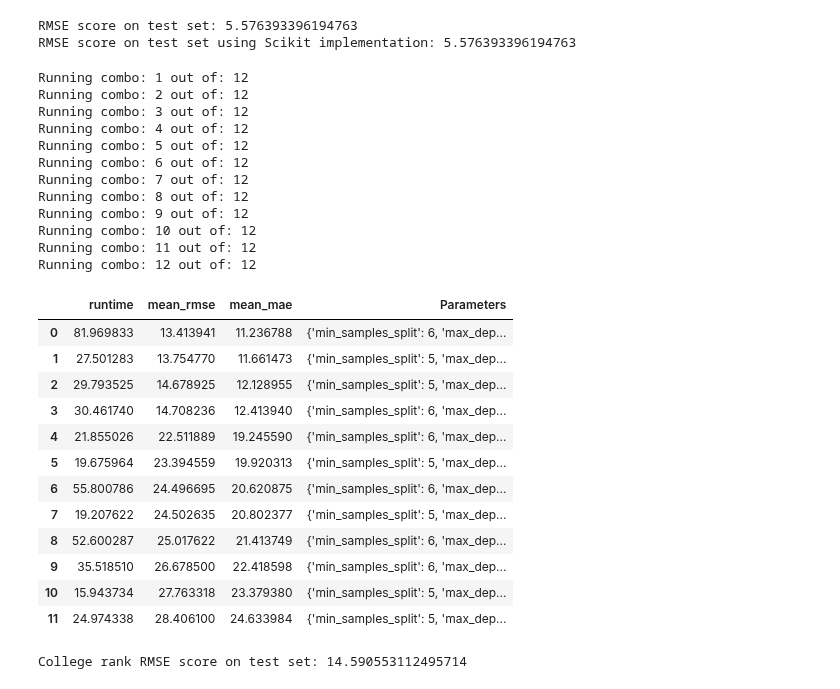
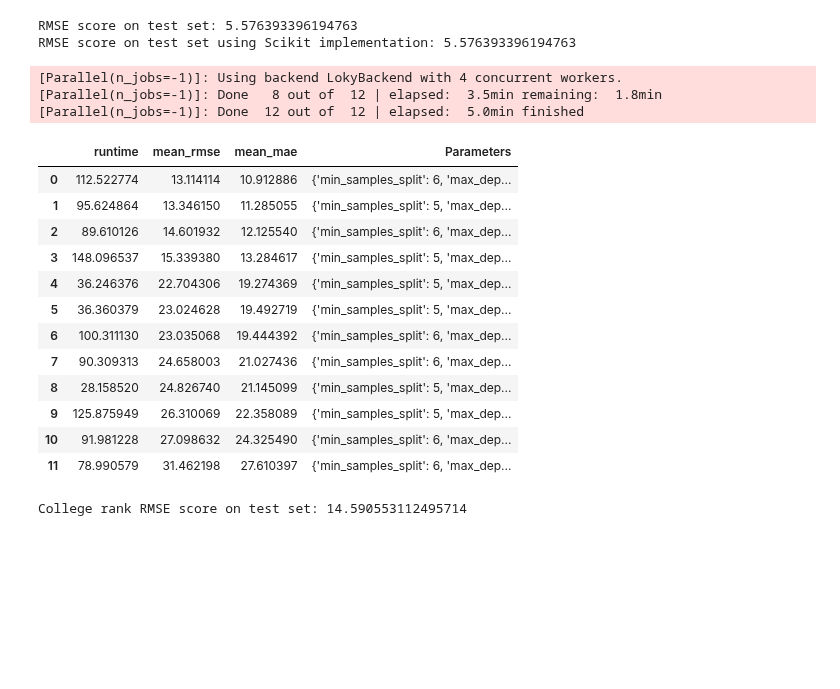
Before and after one commit to Esaiasson/Machine_learning_WS_2025, a Jupyter notebook: A2/final_results.ipynb, the cells around one changed output. Drawn from its saved outputs; the diff is of its cells as text; code cells hidden in the pictures; blank space fills up the shorter version.

Commit message:
parallel test

```diff
--- a/A2/final_results.ipynb
+++ b/A2/final_results.ipynb
@@ -98,34 +98,25 @@ print(f"Food waste RMSE score on test set using Scikit implementation: {food_was
 RMSE score on test set: 5.576393396194763
 RMSE score on test set using Scikit implementation: 5.576393396194763
 # %%
-best_tree_college_rank, train_results_college_rank = grid_search.grid_search_cv(college_rank_df_train, "2023", rt.regression_tree, rt.predict_from_tree, param_grid)
+best_tree_college_rank, train_results_college_rank = grid_search.grid_search_cv2(college_rank_df_train, "2023", rt.regression_tree, rt.predict_from_tree, param_grid)
 train_results_college_rank
 # %% [output]
-Running combo: 1 out of: 12
-Running combo: 2 out of: 12
-Running combo: 3 out of: 12
-Running combo: 4 out of: 12
-Running combo: 5 out of: 12
-Running combo: 6 out of: 12
-Running combo: 7 out of: 12
-Running combo: 8 out of: 12
-Running combo: 9 out of: 12
-Running combo: 10 out of: 12
-Running combo: 11 out of: 12
-Running combo: 12 out of: 12
+[Parallel(n_jobs=-1)]: Using backend LokyBackend with 4 concurrent workers.
+[Parallel(n_jobs=-1)]: Done   8 out of  12 | elapsed:  3.5min remaining:  1.8min
+[Parallel(n_jobs=-1)]: Done  12 out of  12 | elapsed:  5.0min finished
 |  | runtime | mean_rmse | mean_mae | Parameters |
-| 0 | 81.969833 | 13.413941 | 11.236788 | {'min_samples_split': 6, 'max_dep... |
-| 1 | 27.501283 | 13.754770 | 11.661473 | {'min_samples_split': 5, 'max_dep... |
-| 2 | 29.793525 | 14.678925 | 12.128955 | {'min_samples_split': 5, 'max_dep... |
-| 3 | 30.461740 | 14.708236 | 12.413940 | {'min_samples_split': 6, 'max_dep... |
-| 4 | 21.855026 | 22.511889 | 19.245590 | {'min_samples_split': 6, 'max_dep... |
-| 5 | 19.675964 | 23.394559 | 19.920313 | {'min_samples_split': 5, 'max_dep... |
-| 6 | 55.800786 | 24.496695 | 20.620875 | {'min_samples_split': 6, 'max_dep... |
-| 7 | 19.207622 | 24.502635 | 20.802377 | {'min_samples_split': 5, 'max_dep... |
-| 8 | 52.600287 | 25.017622 | 21.413749 | {'min_samples_split': 6, 'max_dep... |
-| 9 | 35.518510 | 26.678500 | 22.418598 | {'min_samples_split': 6, 'max_dep... |
-| 10 | 15.943734 | 27.763318 | 23.379380 | {'min_samples_split': 5, 'max_dep... |
-| 11 | 24.974338 | 28.406100 | 24.633984 | {'min_samples_split': 5, 'max_dep... |
+| 0 | 112.522774 | 13.114114 | 10.912886 | {'min_samples_split': 6, 'max_dep... |
+| 1 | 95.624864 | 13.346150 | 11.285055 | {'min_samples_split': 5, 'max_dep... |
+| 2 | 89.610126 | 14.601932 | 12.125540 | {'min_samples_split': 6, 'max_dep... |
+| 3 | 148.096537 | 15.339380 | 13.284617 | {'min_samples_split': 5, 'max_dep... |
+| 4 | 36.246376 | 22.704306 | 19.274369 | {'min_samples_split': 5, 'max_dep... |
+| 5 | 36.360379 | 23.024628 | 19.492719 | {'min_samples_split': 5, 'max_dep... |
+| 6 | 100.311130 | 23.035068 | 19.444392 | {'min_samples_split': 6, 'max_dep... |
+| 7 | 90.309313 | 24.658003 | 21.027436 | {'min_samples_split': 6, 'max_dep... |
+| 8 | 28.158520 | 24.826740 | 21.145099 | {'min_samples_split': 5, 'max_dep... |
+| 9 | 125.875949 | 26.310069 | 22.358089 | {'min_samples_split': 5, 'max_dep... |
+| 10 | 91.981228 | 27.098632 | 24.325490 | {'min_samples_split': 6, 'max_dep... |
+| 11 | 78.990579 | 31.462198 | 27.610397 | {'min_samples_split': 6, 'max_dep... |
 # %%
 college_rank_predictions_reg_tree = rt.predict_from_tree(best_tree_college_rank, college_rank_df_test)
 college_rank_rmse_reg_tree = eval.measure_predictions(college_rank_df_test["2023"], college_rank_predictions_reg_tree, "rmse")
```
Also changed, not shown: 1 other file.
